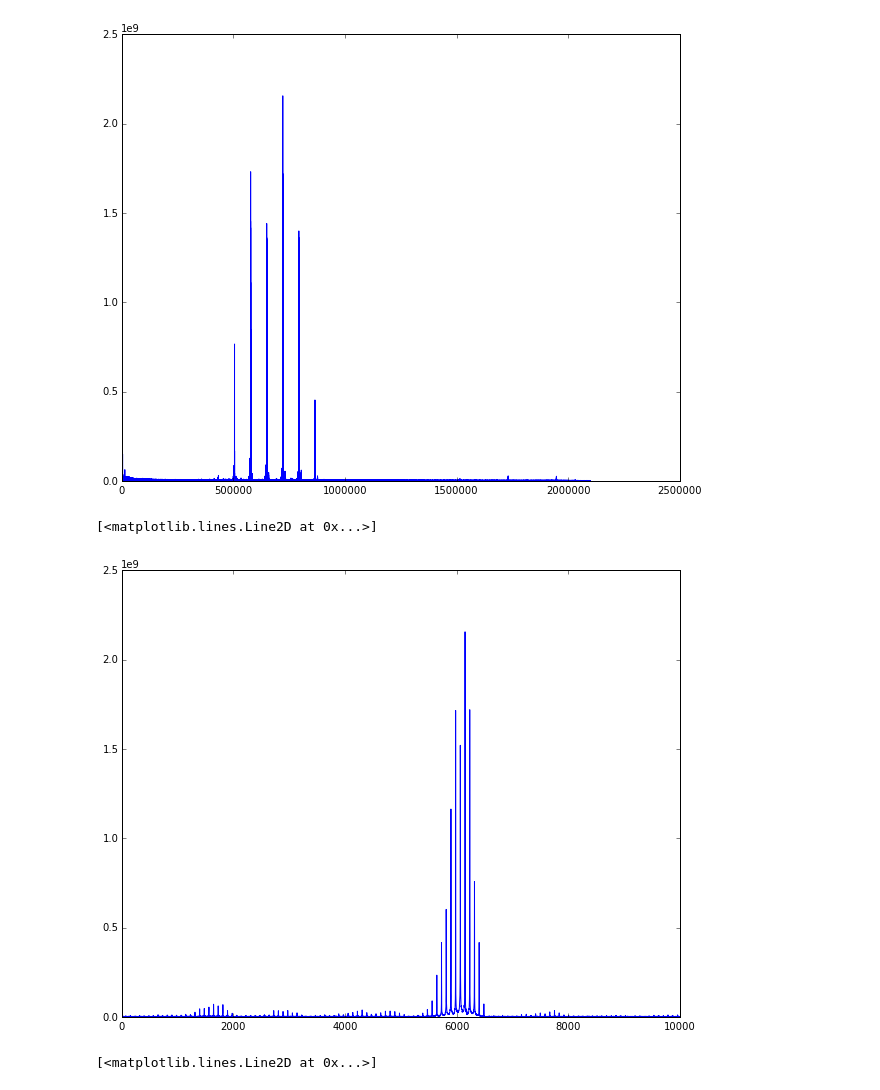
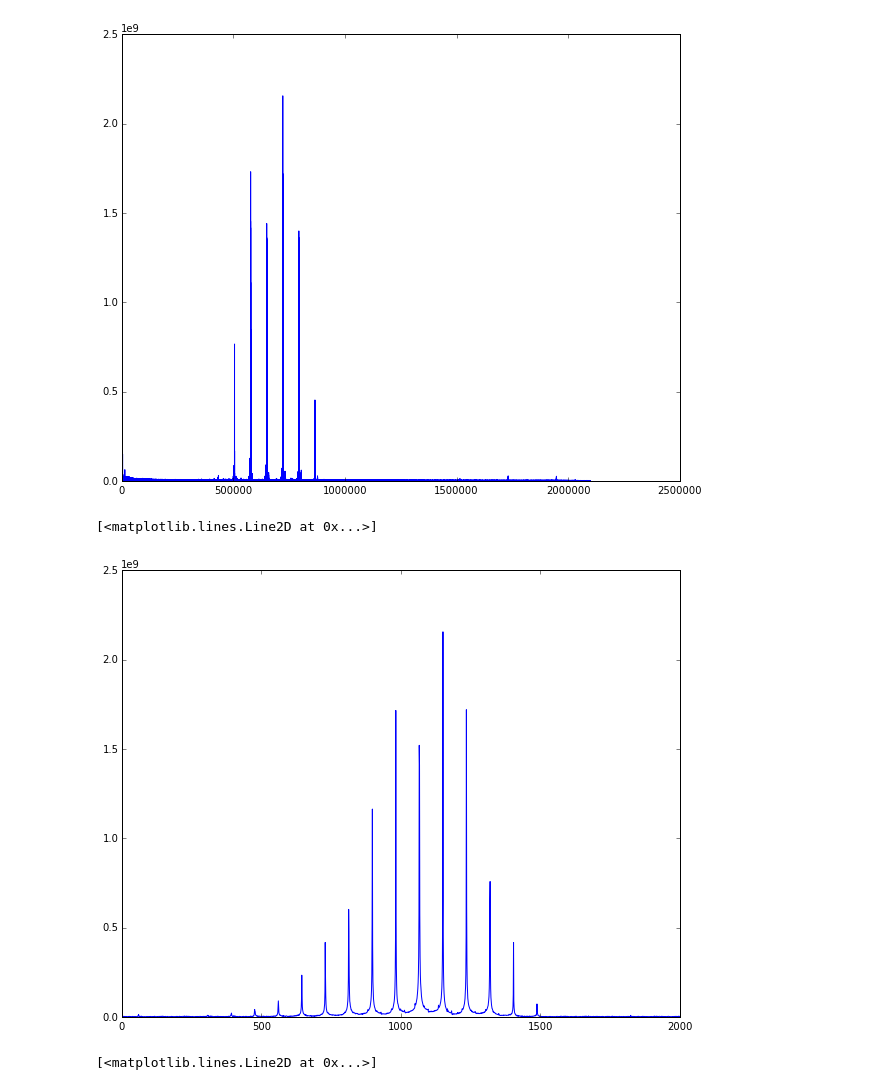
Before and after one commit to delsuc/Fourier_Transform, a Jupyter notebook: FTICR_1.ipynb, the cells around one changed output. Drawn from its saved outputs; the diff is of its cells as text; code cells hidden in the pictures.

```diff
--- a/FTICR_1.ipynb
+++ b/FTICR_1.ipynb
@@ -91,10 +91,10 @@ plt.plot(abs(sp))     # absolute value is modulus
 [figure]
 # %%
 # let's zoom in
-plt.plot(abs(sp[715000:725000]))
+plt.plot(abs(sp[720000:722000]))
 # %% [output]
 [<matplotlib.lines.Line2D at 0x...>]
-[figure, old version]
+[figure, new version]
 # %%
 # without the abs() we see the phase rotating
 plt.plot(sp[720000:722000])
```
Also changed, not shown: parts of 6 cells of this notebook, 14 other files.
